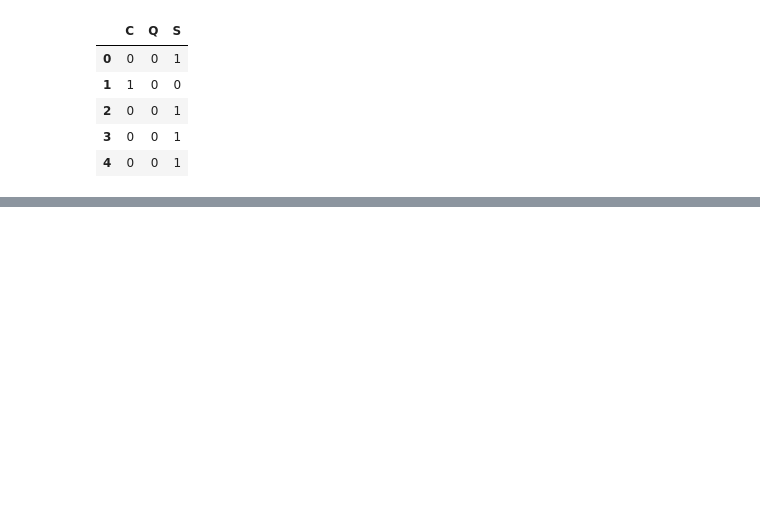
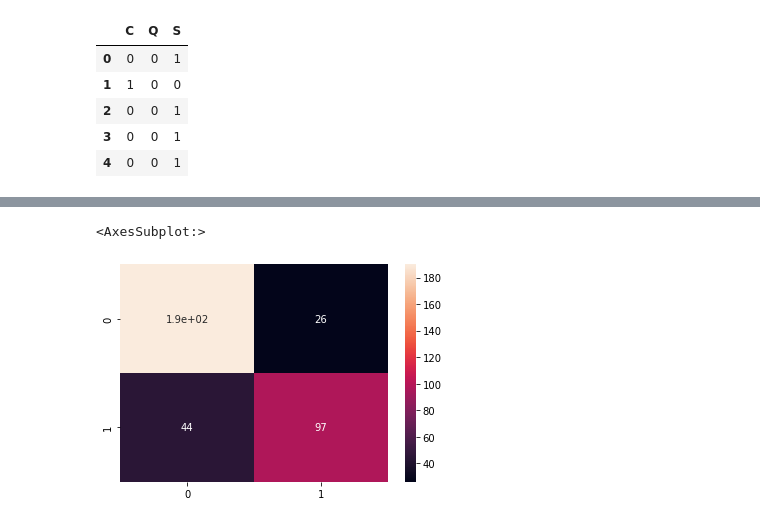
Before and after one commit to jhonsnow456/ML-Algorithms, a Jupyter notebook: Logistic Regression/titanic.ipynb, the cells around one changed output, grey strips where cells are left out. Saved outputs shown, nothing was run; the diff lists cells and outputs as text; code cells hidden in the pictures; blank space fills up the shorter version.

Commit message:
Logistic regression model trained sucessfully

```diff
--- a/Logistic Regression/titanic.ipynb
+++ b/Logistic Regression/titanic.ipynb
@@ -182,0 +199,2 @@ df.head()
+# %%
+X_train, X_test, y_train, y_test = train_test_split(X, y, test_size=0.4, random_state=42)
@@ -182,0 +203,3 @@ df.head()
+# %%
+logmodel = LogisticRegression()
+logmodel.fit(X_train, y_train)
@@ -182,0 +215,2 @@ df.head()
+# %%
+predictions = logmodel.predict(X_test)
@@ -182,0 +230,7 @@ df.head()
+# %%
+cmatrix = confusion_matrix(y_test, predictions)
+# %%
+sns.heatmap(cmatrix, annot=True)
+# %% [output]
+<AxesSubplot:>
+[figure, added]
```
Also changed, not shown: parts of 9 cells of this notebook.
